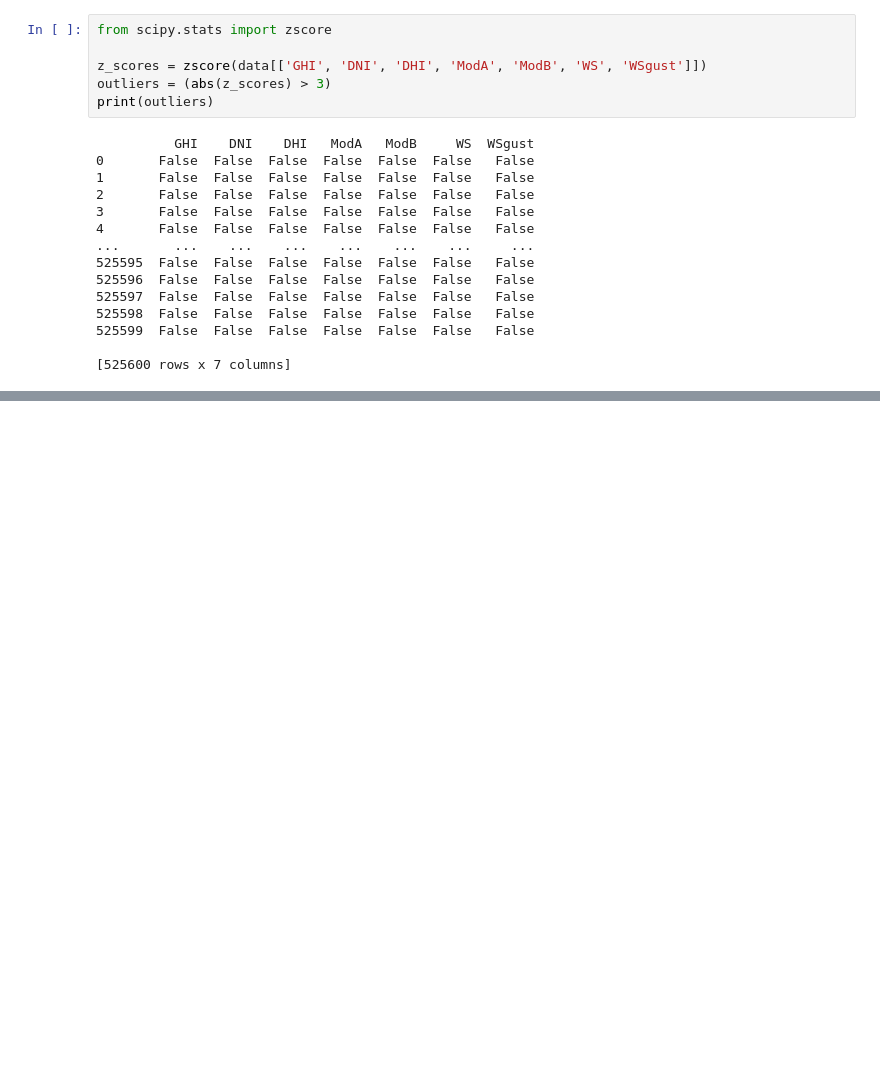
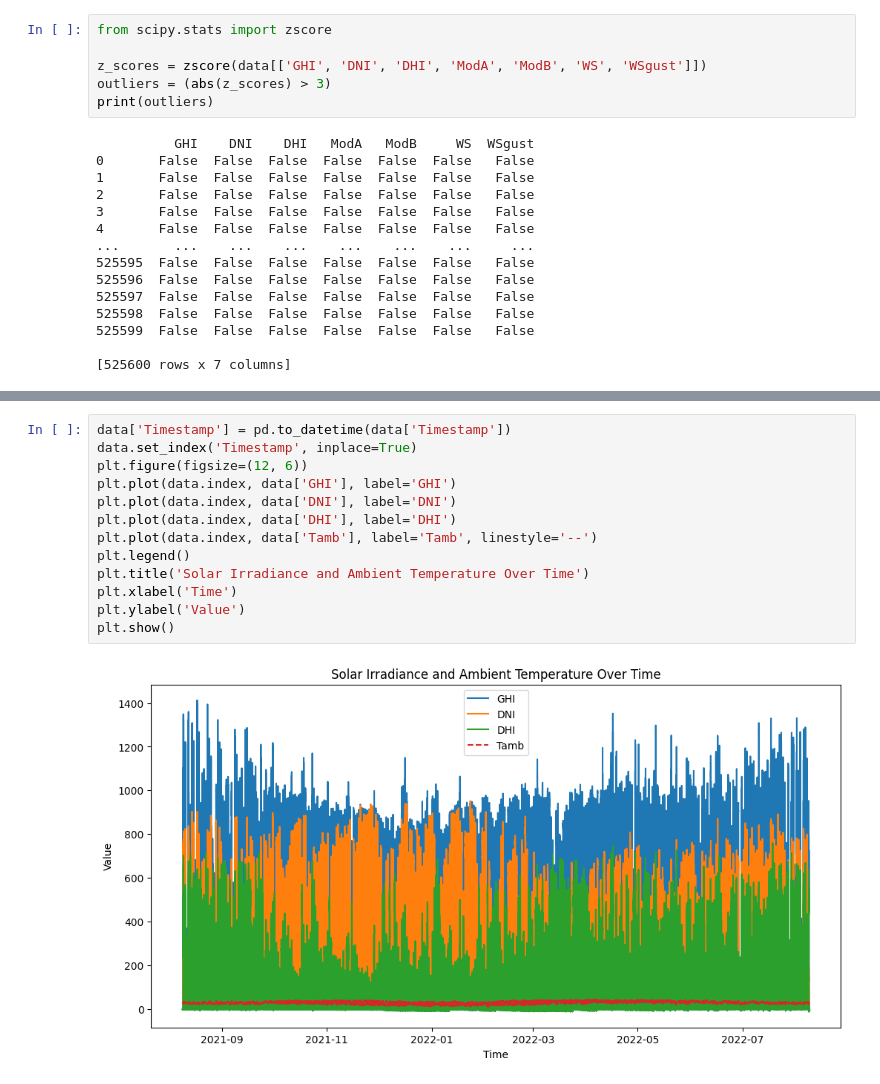
Before and after one commit to nani020/Kifiya-week0, a Jupyter notebook: notebooks/EDA.ipynb, the cells around one changed output, grey strips where cells are left out. Cells and saved outputs as stored; diff of their text form; blank space fills up the shorter version.

Commit message:
cahges on the graph

```diff
--- a/notebooks/EDA.ipynb
+++ b/notebooks/EDA.ipynb
@@ -119,0 +82,15 @@ plt.show()
+# %%
+data['Timestamp'] = pd.to_datetime(data['Timestamp'])
+data.set_index('Timestamp', inplace=True)
+plt.figure(figsize=(12, 6))
+plt.plot(data.index, data['GHI'], label='GHI')
+plt.plot(data.index, data['DNI'], label='DNI')
+plt.plot(data.index, data['DHI'], label='DHI')
+plt.plot(data.index, data['Tamb'], label='Tamb', linestyle='--')
+plt.legend()
+plt.title('Solar Irradiance and Ambient Temperature Over Time')
+plt.xlabel('Time')
+plt.ylabel('Value')
+plt.show()
+# %% [output]
+[figure, added]
```
Also changed, not shown: parts of 1 cell of this notebook.
